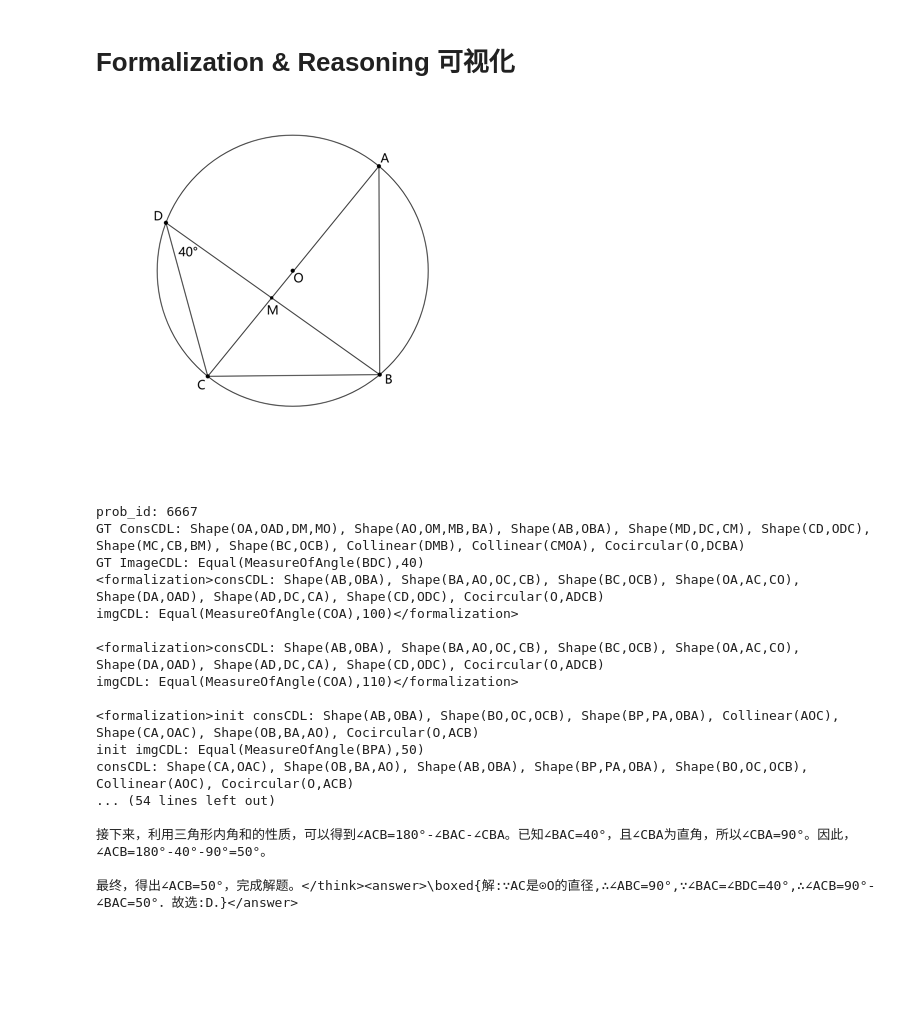
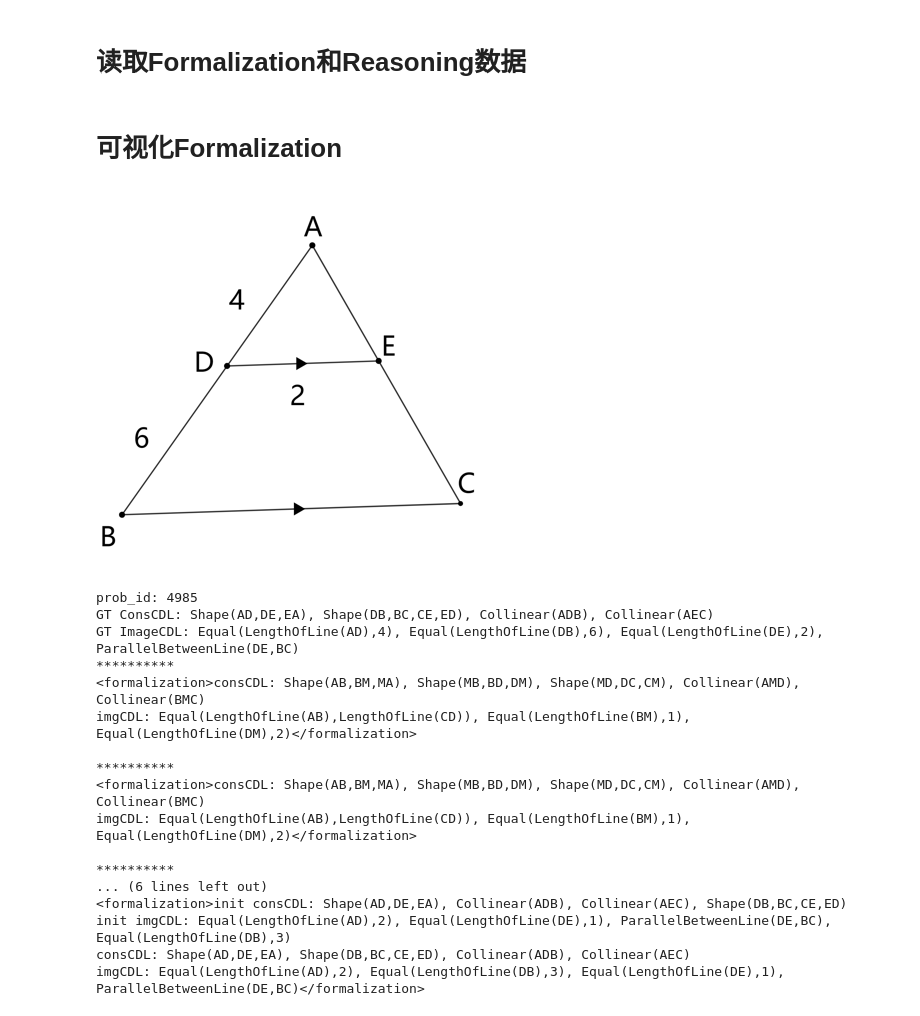
Before and after one commit to zezeze97/Geo-Show-o, a Jupyter notebook: eval/eval_vis.ipynb, the cells around one changed output. Saved outputs shown, nothing was run; the diff lists cells and outputs as text; code cells hidden in the pictures; blank space fills up the shorter version.

```diff
--- a/eval/eval_vis.ipynb
+++ b/eval/eval_vis.ipynb
@@ -1,15 +51,9 @@
 # %%
-import json
-from PIL import Image
-from IPython.display import display
-import os
-import random
-
-predition_root_path = '../outputs/model_predict/geouni-512x512-0206'
+predition_root_path = '../outputs/model_predict/geouni-512x512-0208'
 gt_ori_root_path = '../data/formalgeo7k/formalgeo7k_v2/problems_withAns'
 image_root_path = '../data/formalgeo7k/formalgeo7k_v2'
-# %% [markdown]
-# Formalization & Reasoning 可视化
+# %% [markdown]
+# 读取Formalization和Reasoning数据
 # %%
 formalization_cn = []
 with open(os.path.join(predition_root_path, 'formalization_cn.jsonl'), 'r') as f:
@@ -74,46 +162,42 @@ with open(os.path.join(predition_root_path, 'test_reasoning_choice_cn_pre_formal
+# %% [markdown]
+# 可视化Formalization
 # %%
 idx = random.sample(range(len(formalization_cn)), 1)[0]
 assert formalization_en[idx]['question_id'] == formalization_cn[idx]['question_id'] == formalization_cali_en[idx]['question_id'] == formalization_cali_cn[idx]['question_id']
 prob_id = formalization_en[idx]['question_id']
-image = Image.open(os.path.join(image_root_path, f'diagrams/{prob_id}.png')).convert('RGB').resize((384, 384))
-display(image)
+image = Image.open(os.path.join(image_root_path, f'diagrams/{prob_id}.png')).convert('RGB')
+image = expand2square(crop(image), (255, 255, 255))
+display(image.resize((384, 384)))
 print(f'prob_id: {prob_id}')
 with open(os.path.join(gt_ori_root_path, f"{prob_id}.json"), 'r') as f:
     ori_info = json.load(f)
 gt_consCDL = ', '.join(ori_info['construction_cdl'])
 gt_imgCDL = ', '.join(ori_info['image_cdl'])
 print(f'GT ConsCDL: {gt_consCDL}\nGT ImageCDL: {gt_imgCDL}')
-
-
-
+print("*" * 10)
 print(formalization_en[idx]['response'] + '\n')
+print("*" * 10)
 print(formalization_cn[idx]['response'] + '\n')
+print("*" * 10)
 print(formalization_cali_en[idx]['response'] + '\n')
+print("*" * 10)
 print(formalization_cali_cn[idx]['response'] + '\n')
-print(test_reasoning_en[idx]['response'] + '\n')
-print(test_reasoning_cn[idx]['response'] + '\n')
-print(test_reasoning_choice_en[idx]['response'] + '\n')
-print(test_reasoning_choice_cn[idx]['response'] + '\n')
-print(test_reasoning_en_pre_formalization[idx]['response'] + '\n')
-print(test_reasoning_cn_pre_formalization[idx]['response'] + '\n')
-print(test_reasoning_choice_en_pre_formalization[idx]['response'] + '\n')
-print(test_reasoning_choice_cn_pre_formalization[idx]['response'] + '\n')
 # %% [output]
-[figure, old version]
+[figure, new version]
-prob_id: 6667
-GT ConsCDL: Shape(OA,OAD,DM,MO), Shape(AO,OM,MB,BA), Shape(AB,OBA), Shape(MD,DC,CM), Shape(CD,ODC), Shape(MC,CB,BM), Shape(BC,OCB), Collinear(DMB), Collinear(CMOA), Cocircular(O,DCBA)
-GT ImageCDL: Equal(MeasureOfAngle(BDC),40)
-<formalization>consCDL: Shape(AB,OBA), Shape(BA,AO,OC,CB), Shape(BC,OCB), Shape(OA,AC,CO), Shape(DA,OAD), Shape(AD,DC,CA), Shape(CD,ODC), Cocircular(O,ADCB)
-imgCDL: Equal(MeasureOfAngle(COA),100)</formalization>
+prob_id: 4985
+GT ConsCDL: Shape(AD,DE,EA), Shape(DB,BC,CE,ED), Collinear(ADB), Collinear(AEC)
+GT ImageCDL: Equal(LengthOfLine(AD),4), Equal(LengthOfLine(DB),6), Equal(LengthOfLine(DE),2), ParallelBetweenLine(DE,BC)
+**********
+<formalization>consCDL: Shape(AB,BM,MA), Shape(MB,BD,DM), Shape(MD,DC,CM), Collinear(AMD), Collinear(BMC)
+imgCDL: Equal(LengthOfLine(AB),LengthOfLine(CD)), Equal(LengthOfLine(BM),1), Equal(LengthOfLine(DM),2)</formalization>
 
-<formalization>consCDL: Shape(AB,OBA), Shape(BA,AO,OC,CB), Shape(BC,OCB), Shape(OA,AC,CO), Shape(DA,OAD), Shape(AD,DC,CA), Shape(CD,ODC), Cocircular(O,ADCB)
-imgCDL: Equal(MeasureOfAngle(COA),110)</formalization>
+**********
+<formalization>consCDL: Shape(AB,BM,MA), Shape(MB,BD,DM), Shape(MD,DC,CM), Collinear(AMD), Collinear(BMC)
+imgCDL: Equal(LengthOfLine(AB),LengthOfLine(CD)), Equal(LengthOfLine(BM),1), Equal(LengthOfLine(DM),2)</formalization>
 
-<formalization>init consCDL: Shape(AB,OBA), Shape(BO,OC,OCB), Shape(BP,PA,OBA), Collinear(AOC), Shape(CA,OAC), Shape(OB,BA,AO), Cocircular(O,ACB)
-init imgCDL: Equal(MeasureOfAngle(BPA),50)
-consCDL: Shape(CA,OAC), Shape(OB,BA,AO), Shape(AB,OBA), Shape(BP,PA,OBA), Shape(BO,OC,OCB), Collinear(AOC), Cocircular(O,ACB)
-... (54 lines left out)
-
-接下来，利用三角形内角和的性质，可以得到∠ACB=180°-∠BAC-∠CBA。已知∠BAC=40°，且∠CBA为直角，所以∠CBA=90°。因此，∠ACB=180°-40°-90°=50°。
-
-最终，得出∠ACB=50°，完成解题。</think><answer>\boxed{解:∵AC是⊙O的直径,∴∠ABC=90°,∵∠BAC=∠BDC=40°,∴∠ACB=90°-∠BAC=50°．故选:D．}</answer>
+**********
+... (6 lines left out)
+<formalization>init consCDL: Shape(AD,DE,EA), Collinear(ADB), Collinear(AEC), Shape(DB,BC,CE,ED)
+init imgCDL: Equal(LengthOfLine(AD),2), Equal(LengthOfLine(DE),1), ParallelBetweenLine(DE,BC), Equal(LengthOfLine(DB),3)
+consCDL: Shape(AD,DE,EA), Shape(DB,BC,CE,ED), Collinear(ADB), Collinear(AEC)
+imgCDL: Equal(LengthOfLine(AD),2), Equal(LengthOfLine(DB),3), Equal(LengthOfLine(DE),1), ParallelBetweenLine(DE,BC)</formalization>
```
Also changed, not shown: parts of 10 cells of this notebook, 9 other files.
